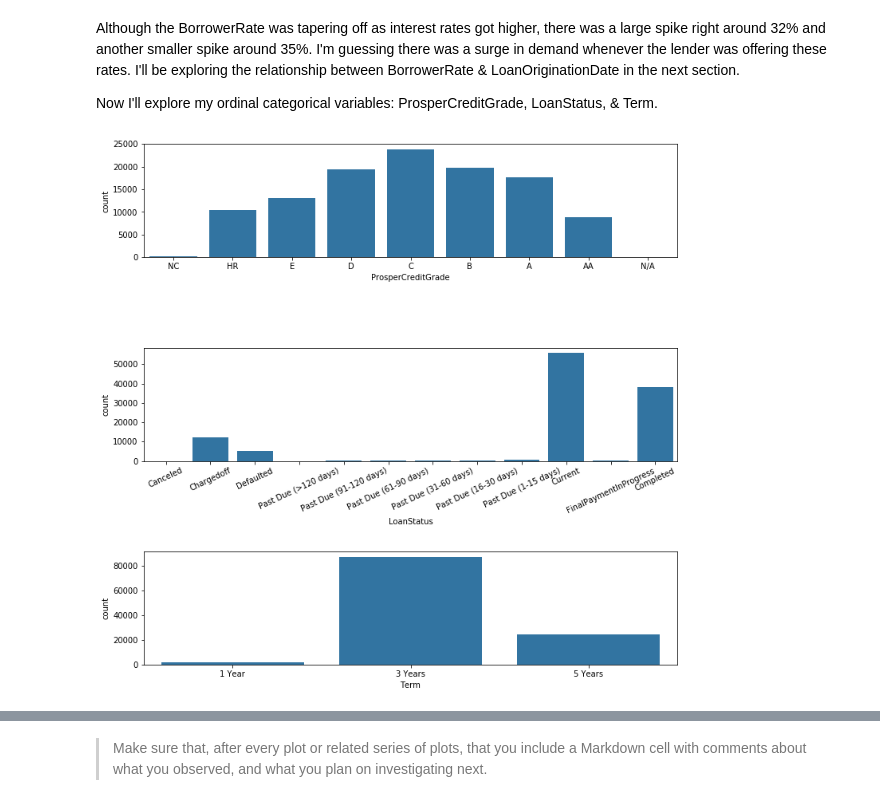
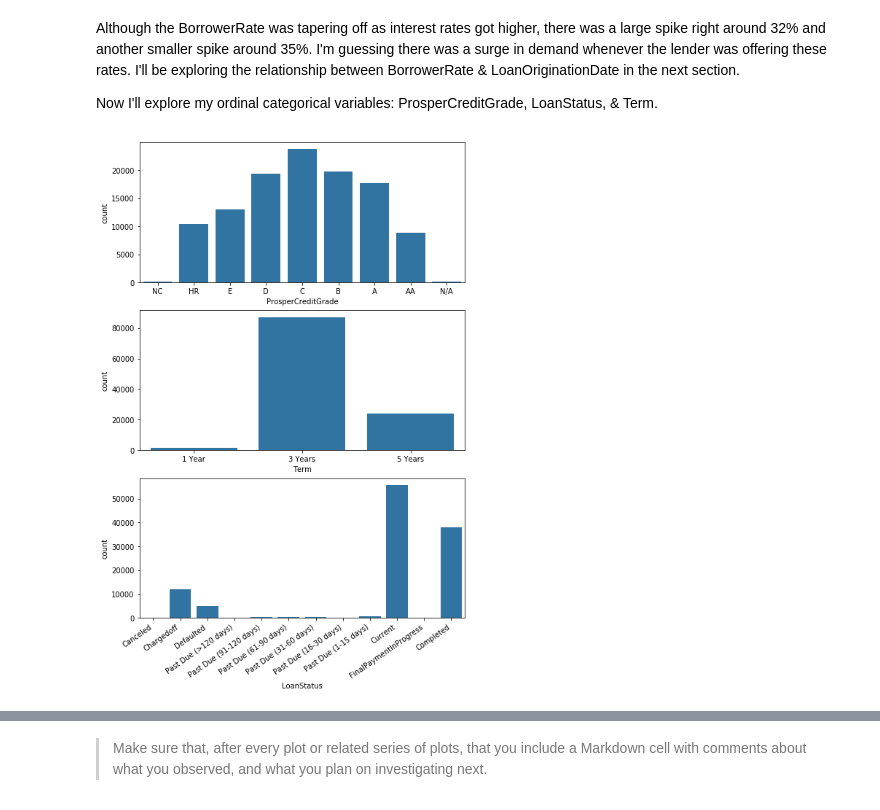
Before and after one commit to iRowebot/prosper_loans_visualizations, a Jupyter notebook: prosper_loans_data_visualization.ipynb, the cells around one changed output, grey strips where cells are left out. Drawn from its saved outputs; the diff is of its cells as text; code cells hidden in the pictures.

```diff
--- a/prosper_loans_data_visualization.ipynb
+++ b/prosper_loans_data_visualization.ipynb
@@ -113,3 +113,6 @@ df['Term'] = df.Term.astype(str).str.replace('12', '1 Year').str.replace('36', '
 df['Term'].unique()
 # %% [output]
 array(['3 Years', '5 Years', '1 Year'], dtype=object)
+# %%
+# Fill EmploymentStatus 'nan' values with 'Not available'
+df.EmploymentStatus.fillna('Not available', inplace=True)
@@ -115,0 +125,3 @@ array(['3 Years', '5 Years', '1 Year'], dtype=object)
+# %%
+# Fill Occupation 'nan' values with 'N/A'
+df.Occupation.fillna('N/A', inplace=True)
@@ -285,13 +318,13 @@ Although the BorrowerRate was tapering off as interest rates got higher, there w
 
 Now I'll explore my ordinal categorical variables: ProsperCreditGrade, LoanStatus, & Term.
 # %%
-fig, ax = plt.subplots(nrows=3, figsize=[12,12])
-plt.subplots_adjust(hspace=0.8)
+fig, ax = plt.subplots(nrows=3, figsize=[8,12])
+plt.subplots_adjust(hspace=0.2)
 base_color = sns.color_palette()[0]
 
 ax0 = sns.countplot(data=df, x='ProsperCreditGrade', color=base_color, ax=ax[0])
-ax1 = sns.countplot(data=df, x='LoanStatus', color=base_color, ax=ax[1])
-ax1.tick_params(axis='x', rotation=25)
-ax2 = sns.countplot(data=df, x='Term', color=base_color, ax=ax[2]);
+ax1 = sns.countplot(data=df, x='Term', color=base_color, ax=ax[1])
+ax2 = sns.countplot(data=df, x='LoanStatus', color=base_color, ax=ax[2])
+ax2.set_xticklabels(ordinal_var_dict['LoanStatus'], rotation=35, ha='right');
 # %% [output]
-[figure, old version]
+[figure, new version]
```
Also changed, not shown: parts of 5 cells of this notebook.
